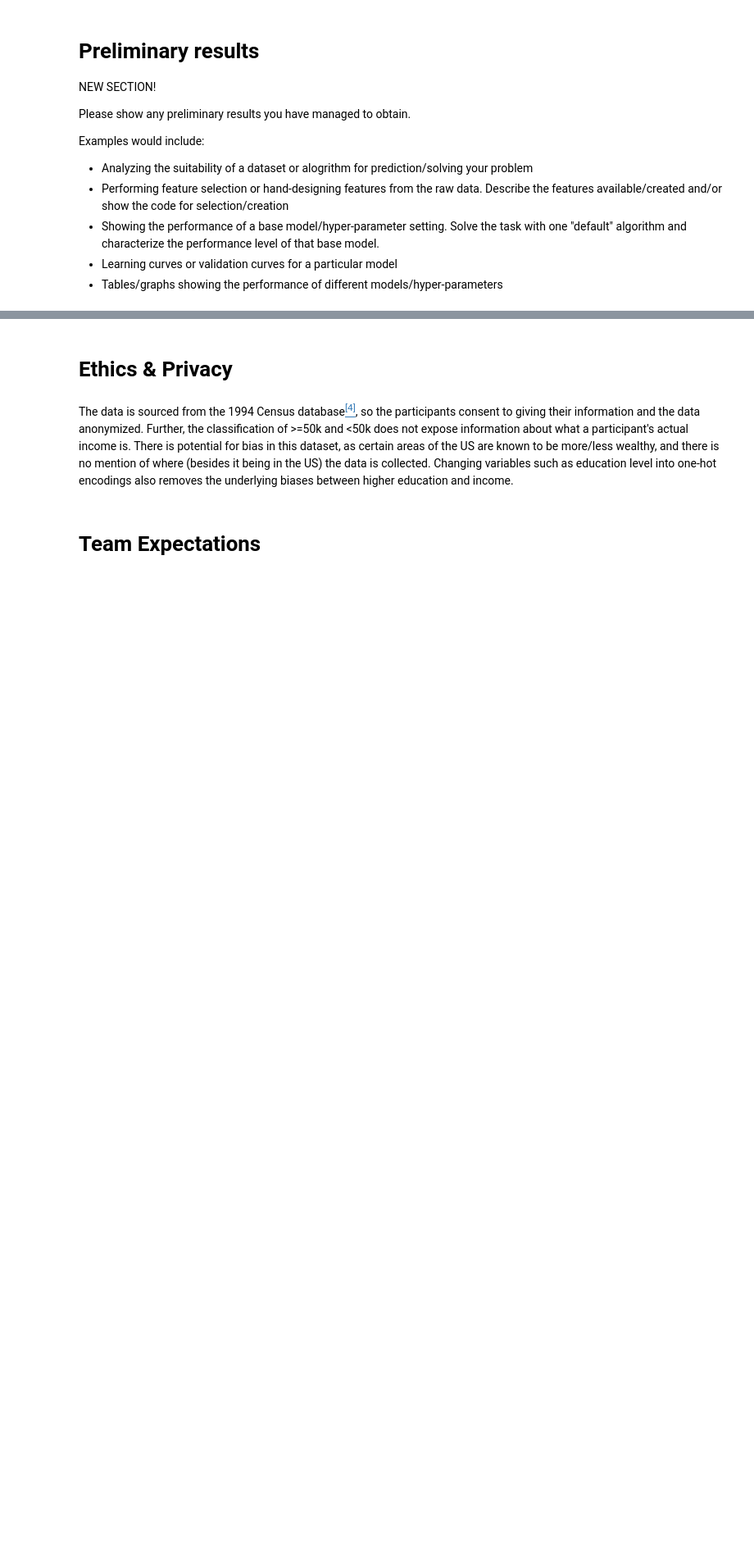
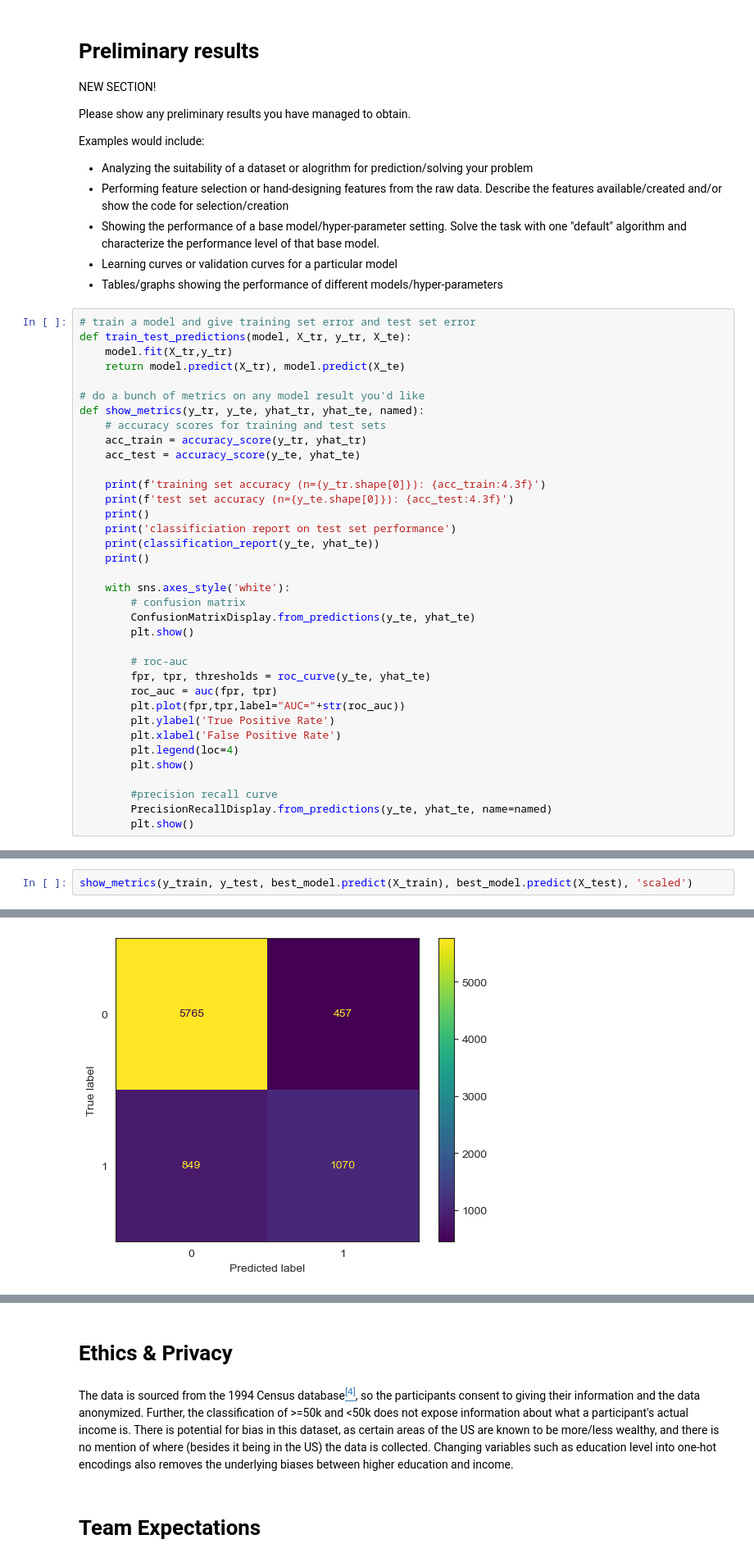
Before and after one commit to COGS118A/Group022-SP23, a Jupyter notebook: Checkpoint_Group022-SP23.ipynb, the cells around one changed output, grey strips where cells are left out. Shown at 82% size. Cells and saved outputs as stored; diff of their text form; blank space fills up the shorter version.

```diff
--- a/Checkpoint_Group022-SP23.ipynb
+++ b/Checkpoint_Group022-SP23.ipynb
@@ -130,3 +238,39 @@ Examples would include:
 - Showing the performance of a base model/hyper-parameter setting.  Solve the task with one "default" algorithm and characterize the performance level of that base model.
 - Learning curves or validation curves for a particular model
 - Tables/graphs showing the performance of different models/hyper-parameters
+# %%
+# train a model and give training set error and test set error
+def train_test_predictions(model, X_tr, y_tr, X_te):
+    model.fit(X_tr,y_tr)
+    return model.predict(X_tr), model.predict(X_te)
+
+# do a bunch of metrics on any model result you'd like
+def show_metrics(y_tr, y_te, yhat_tr, yhat_te, named):
+    # accuracy scores for training and test sets
+    acc_train = accuracy_score(y_tr, yhat_tr)
+    acc_test = accuracy_score(y_te, yhat_te)
+
+    print(f'training set accuracy (n={y_tr.shape[0]}): {acc_train:4.3f}')
+    print(f'test set accuracy (n={y_te.shape[0]}): {acc_test:4.3f}')
+    print()
+    print('classificiation report on test set performance')
+    print(classification_report(y_te, yhat_te))
+    print()
+
+    with sns.axes_style('white'):
+        # confusion matrix
+        ConfusionMatrixDisplay.from_predictions(y_te, yhat_te)
+        plt.show()
+
+        # roc-auc
+        fpr, tpr, thresholds = roc_curve(y_te, yhat_te)
+        roc_auc = auc(fpr, tpr)
+        plt.plot(fpr,tpr,label="AUC="+str(roc_auc))
+        plt.ylabel('True Positive Rate')
+        plt.xlabel('False Positive Rate')
+        plt.legend(loc=4)
+        plt.show()
+
+        #precision recall curve
+        PrecisionRecallDisplay.from_predictions(y_te, yhat_te, name=named)
+        plt.show()
@@ -132,0 +302,3 @@ Examples would include:
+# %%
+show_metrics(y_train, y_test, best_model.predict(X_train), best_model.predict(X_test), 'scaled')
+# %% [output]
@@ -132,0 +317 @@ Examples would include:
+[figure, added]
```
Also changed, not shown: parts of 18 cells of this notebook.
